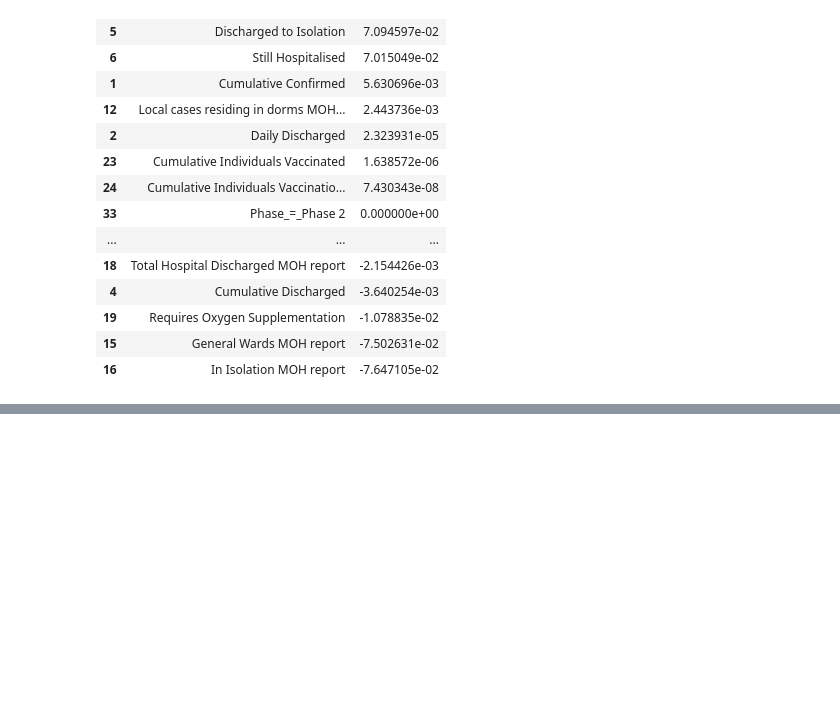
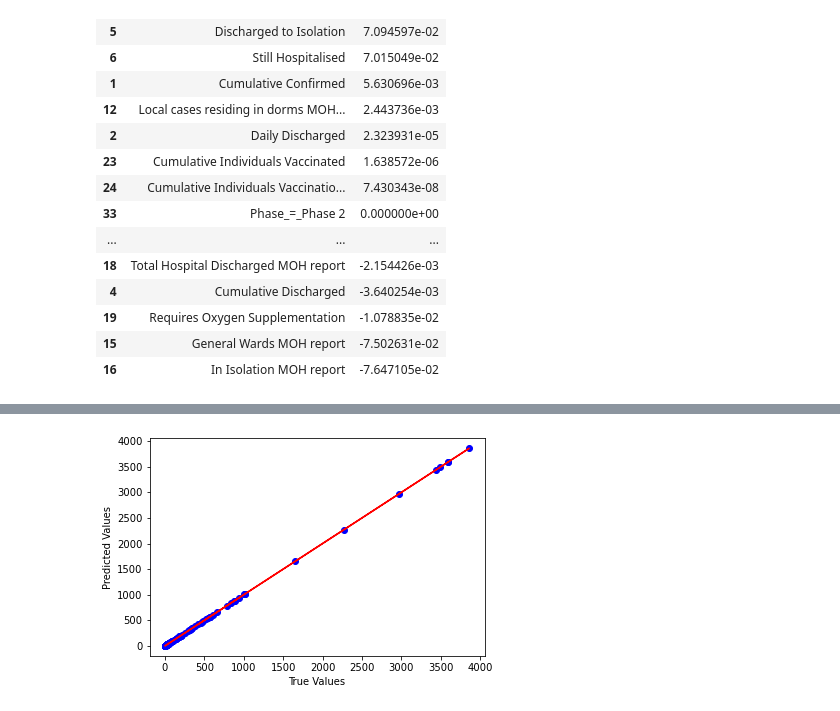
Before and after one commit to dvh549/Data_Mining, a Jupyter notebook: NumberOfCases.ipynb, the cells around one changed output, grey strips where cells are left out. Saved outputs shown, nothing was run; the diff lists cells and outputs as text; code cells hidden in the pictures; blank space fills up the shorter version.

```diff
--- a/NumberOfCases.ipynb
+++ b/NumberOfCases.ipynb
@@ -349,0 +360,4 @@ lasso_importance
+# %%
+ridge = Ridge()
+ridge.fit(X_train, y_train)
+ridge_pred = ridge.predict(X_test)
@@ -349,0 +388,13 @@ lasso_importance
+# %%
+# For test set
+
+# scatter for predictions
+plt.scatter(y_test, ridge_pred, color = "blue")
+# perfect predictions
+plt.plot(y_test, y_test, color = "red")
+
+plt.xlabel("True Values")
+plt.ylabel("Predicted Values")
+plt.show()
+# %% [output]
+[figure, added]
```
Also changed, not shown: parts of 16 cells of this notebook.
